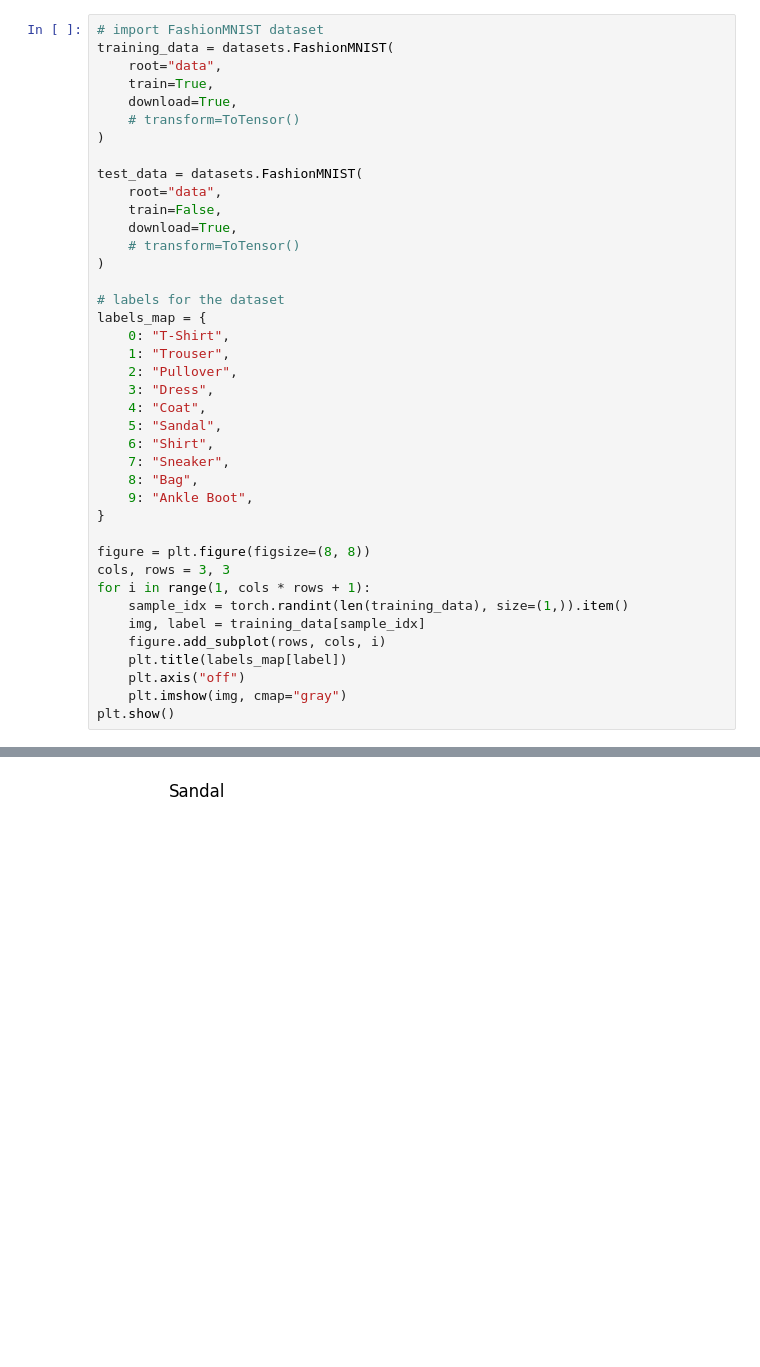
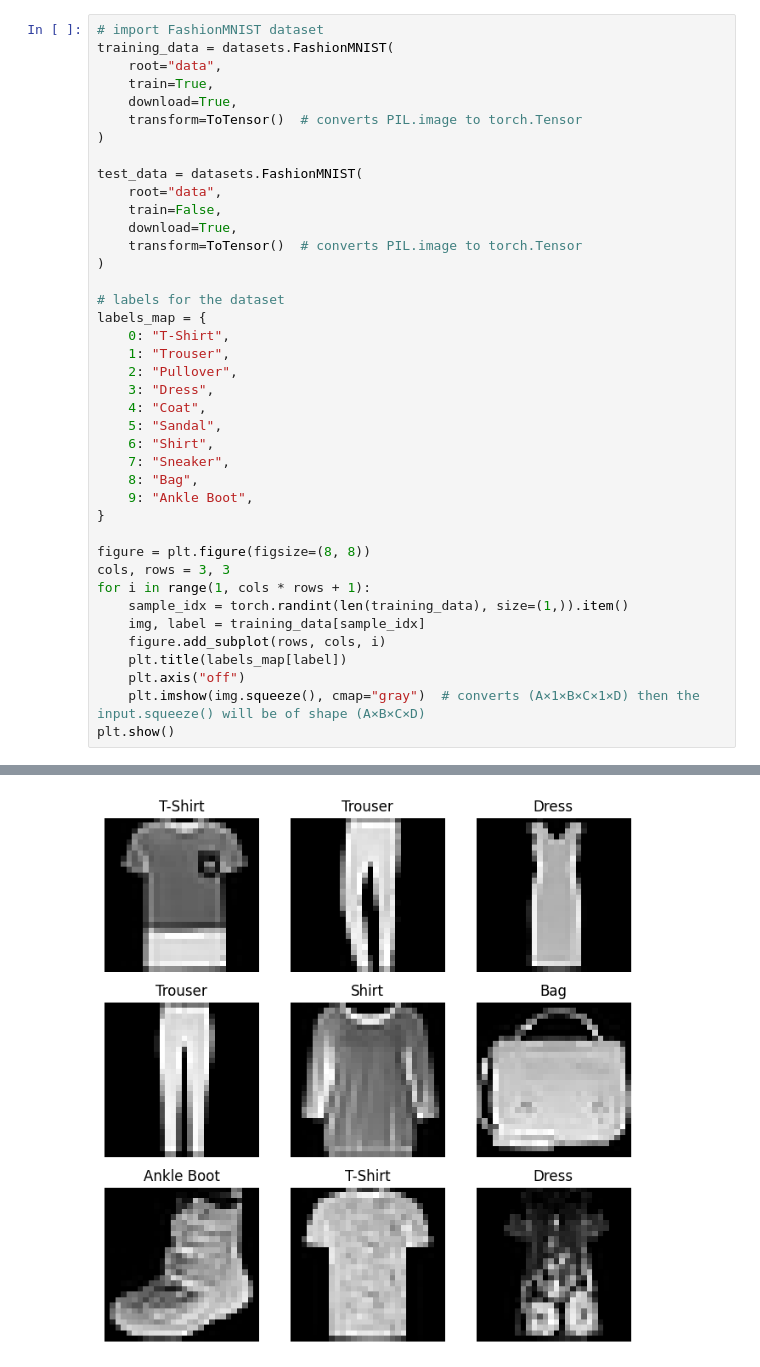
Before and after one commit to NikNord174/ML_Tutorial_AMOLF, a Jupyter notebook: sandground.ipynb, the cells around one changed output, grey strips where cells are left out. Saved outputs shown, nothing was run; the diff lists cells and outputs as text; blank space fills up the shorter version.

```diff
--- a/sandground.ipynb
+++ b/sandground.ipynb
@@ -18,14 +19,14 @@ training_data = datasets.FashionMNIST(
     root="data",
     train=True,
     download=True,
-    # transform=ToTensor()
+    transform=ToTensor()  # converts PIL.image to torch.Tensor
 )
 
 test_data = datasets.FashionMNIST(
     root="data",
     train=False,
     download=True,
-    # transform=ToTensor()
+    transform=ToTensor()  # converts PIL.image to torch.Tensor
 )
 
 # labels for the dataset
@@ -50,6 +51,6 @@ for i in range(1, cols * rows + 1):
     figure.add_subplot(rows, cols, i)
     plt.title(labels_map[label])
     plt.axis("off")
-    plt.imshow(img, cmap="gray")
+    plt.imshow(img.squeeze(), cmap="gray")  # converts (A×1×B×C×1×D) then the input.squeeze() will be of shape (A×B×C×D)
 plt.show()
 # %% [output]
@@ -57 +57 @@ AttributeError: 'Image' object has no attribute 'squeeze'
-[figure, old version]
+[figure, new version]
```
Also changed, not shown: parts of 19 cells of this notebook.
